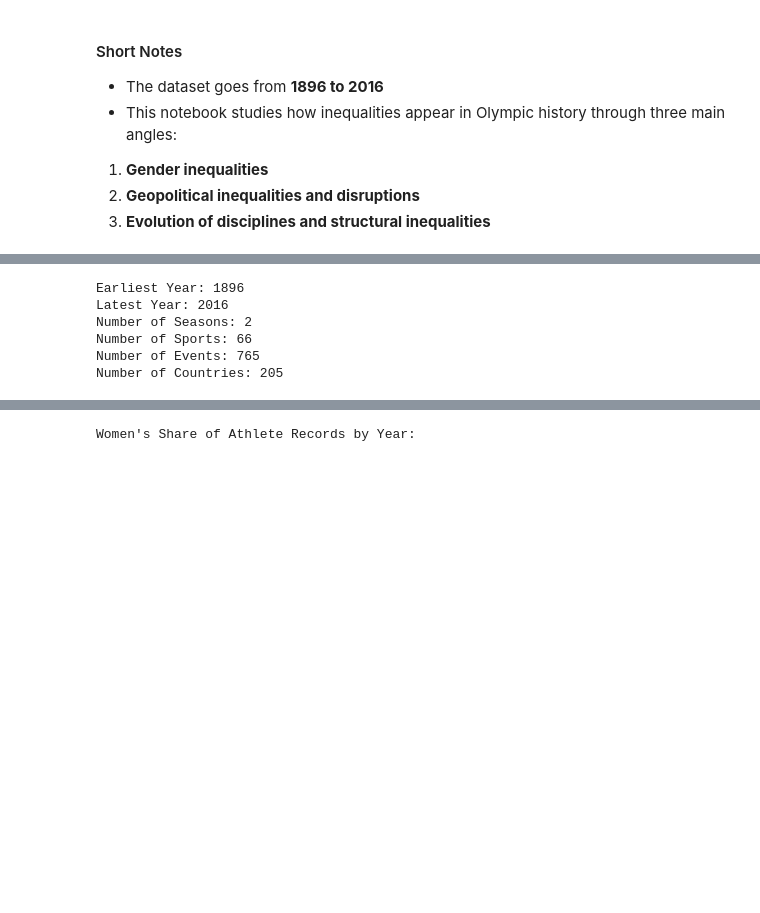
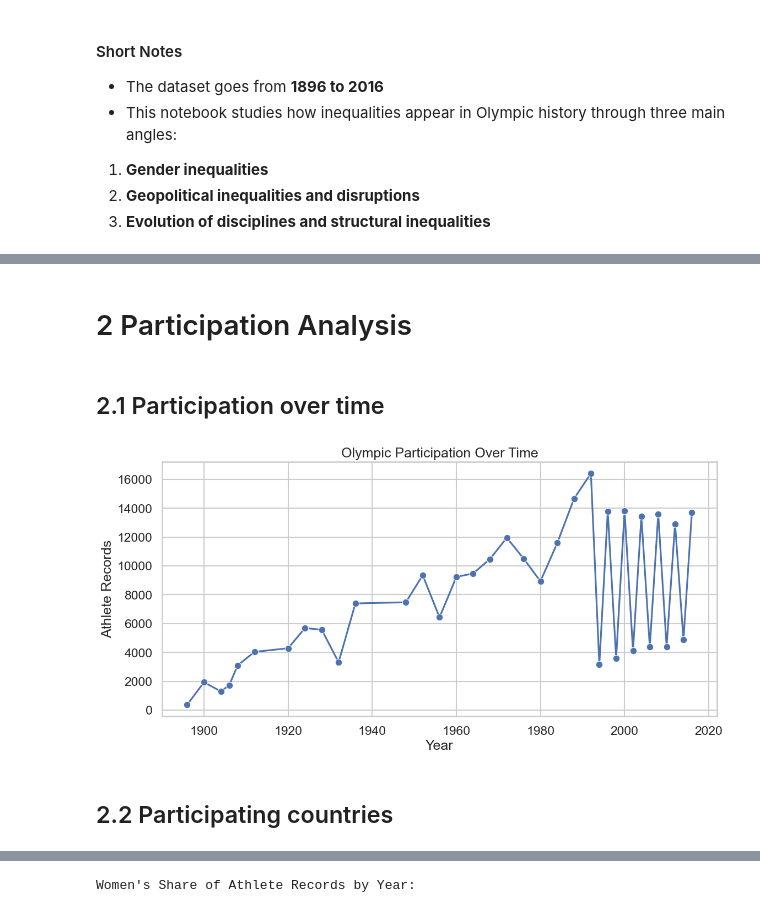
Before and after one commit to com-480-data-visualization/DataRizz, a Jupyter notebook: milestones/milestone1/eda.ipynb, the cells around one changed output, grey strips where cells are left out. Drawn from its saved outputs; the diff is of its cells as text; code cells hidden in the pictures; blank space fills up the shorter version.

```diff
--- a/milestones/milestone1/eda.ipynb
+++ b/milestones/milestone1/eda.ipynb
@@ -39,14 +47,18 @@ Olympics Dataset Columns: id, name, gender, age, height, weight, team, noc, coun
-# %%
-print("Earliest Year:", olympics["year"].min())
-print("Latest Year:", olympics["year"].max())
-print("Number of Seasons:", olympics["season"].nunique())
-print("Number of Sports:", olympics["sport"].nunique())
-print("Number of Events:", olympics["event"].nunique())
-print("Number of Countries:", olympics["country"].nunique())
-# %% [output]
-Earliest Year: 1896
-Latest Year: 2016
-Number of Seasons: 2
-Number of Sports: 66
-Number of Events: 765
-Number of Countries: 205
+# %% [markdown]
+# 2 Participation Analysis
+# %% [markdown]
+## 2.1 Participation over time
+# %%
+athletes_per_year = olympics.groupby("year").size().reset_index(name="athletes")
+
+sns.lineplot(data=athletes_per_year, x="year", y="athletes", marker="o")
+
+plt.title("Olympic Participation Over Time")
+plt.xlabel("Year")
+plt.ylabel("Athlete Records")
+
+plt.show()
+# %% [output]
+[figure, added]
+# %% [markdown]
+## 2.2 Participating countries
```
Also changed, not shown: parts of 39 cells of this notebook.
